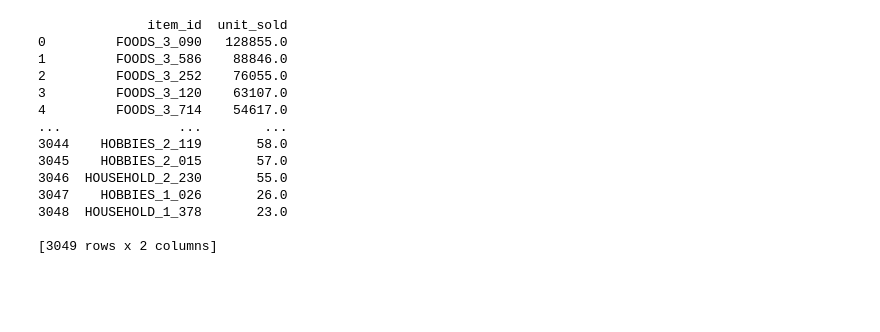
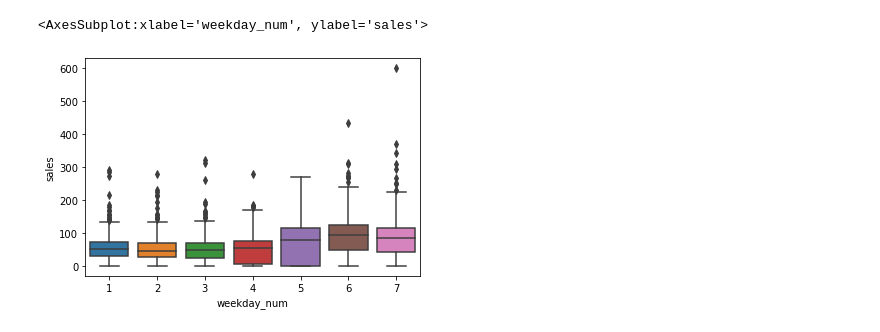
Before and after one commit to NatYhee/m5-forecasting-accuracy, a Jupyter notebook: src/experiment_notebook.ipynb, the cells around one changed output. Saved outputs shown, nothing was run; the diff lists cells and outputs as text; code cells hidden in the pictures; blank space fills up the shorter version.

```diff
--- a/src/experiment_notebook.ipynb
+++ b/src/experiment_notebook.ipynb
@@ -21,23 +26,11 @@ sell_price = import_downcasting(os.path.join(root, "sell_prices.csv"))
 # del sales
 # %%
 sales_ca1 = import_downcasting(os.path.join(root, "sales_ca1.csv"))
-sales_ca1 = pd.melt(sales_ca1, id_vars=['id', 'item_id', 'dept_id', 'cat_id', 'store_id', 'state_id'], var_name="date_code", value_name ="unit_sold")
+sales_ca1 = pd.melt(sales_ca1, id_vars=['id', 'item_id', 'dept_id', 'cat_id', 'store_id', 'state_id'], var_name="date_code", value_name ="sales")
 sales_ca1 = pd.merge(left=sales_ca1, right=calendar, left_on='date_code', right_on='d', how='left')
+sales_ca1 = pd.merge(left=sales_ca1, right=sell_price, left_on=['store_id', 'item_id', 'wm_yr_wk'], right_on=['store_id', 'item_id', 'wm_yr_wk'], how='left')
+sales_ca1['weekday_num'] = sales_ca1['weekday'].apply(gen_weekday_num)
 # %%
-ranked_item_unit = sales_ca1.groupby(['item_id'])['unit_sold'].sum().sort_values(ascending=False).reset_index()
-print(ranked_item_unit)
+ranked_item_unit = sales_ca1.groupby(['item_id'])['sales'].sum().sort_values(ascending=False).reset_index()
+sales_ca1_rank1 = sales_ca1[sales_ca1.item_id == 'FOODS_3_090'].reset_index(drop=True)
+sales_ca1_rank1 = sales_ca1_rank1.set_index('date')
-# %% [output]
-              item_id  unit_sold
-0         FOODS_3_090   128855.0
-1         FOODS_3_586    88846.0
-2         FOODS_3_252    76055.0
-3         FOODS_3_120    63107.0
-4         FOODS_3_714    54617.0
-...               ...        ...
-3044    HOBBIES_2_119       58.0
-3045    HOBBIES_2_015       57.0
-3046  HOUSEHOLD_2_230       55.0
-3047    HOBBIES_1_026       26.0
-3048  HOUSEHOLD_1_378       23.0
-
-[3049 rows x 2 columns]
@@ -47,0 +37,5 @@ sales.head()
+# %%
+sns.boxplot(x="weekday_num", y='sales', data=sales_ca1_rank1, order=[1,2,3,4,5,6,7])
+# %% [output]
+<AxesSubplot:xlabel='weekday_num', ylabel='sales'>
+[figure, added]
```
Also changed, not shown: parts of 8 cells of this notebook, 1 other file.
